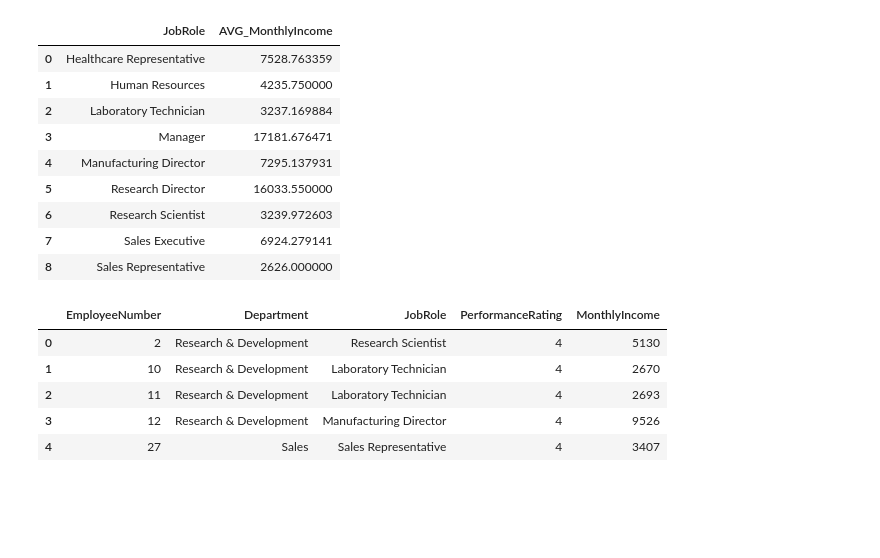
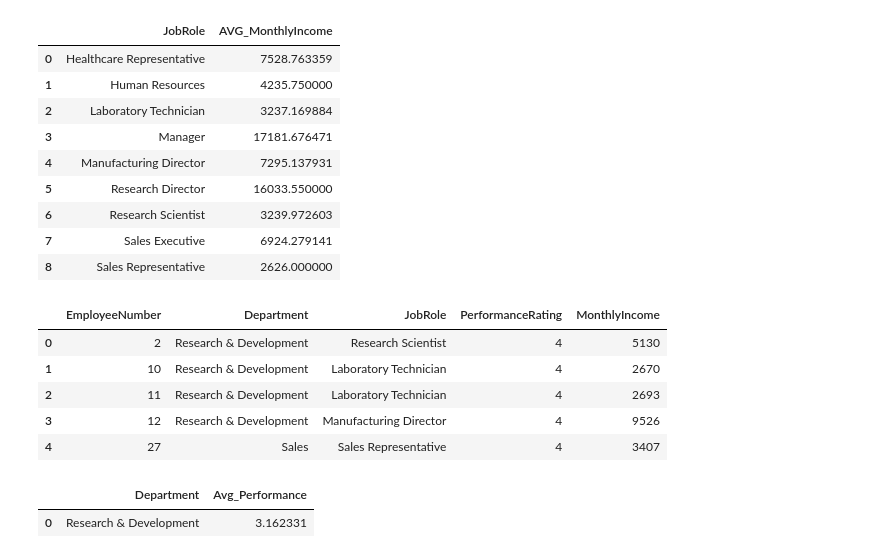
Before and after one commit to ibrahim-alatyan/HR_Analysis_DASHBOARD, a Jupyter notebook: Analysis.ipynb, the cells around one changed output. Drawn from its saved outputs; the diff is of its cells as text; code cells hidden in the pictures; blank space fills up the shorter version.

```diff
--- a/Analysis.ipynb
+++ b/Analysis.ipynb
@@ -282,3 +282,13 @@ top5_Performance_sql
 | 2 | 11 | Research & Development | Laboratory Technician | 4 | 2693 |
 | 3 | 12 | Research & Development | Manufacturing Director | 4 | 9526 |
 | 4 | 27 | Sales | Sales Representative | 4 | 3407 |
+# %%
+#Q5/ Which department has the highest average performance rating?
+highAVG_dep_sql = pd.read_sql_query("""SELECT Department ,AVG(PerformanceRating) as Avg_Performance
+                       FROM employees
+                       GROUP BY Department
+                       ORDER BY Avg_Performance DESC LIMIT 1;""",conn)
+highAVG_dep_sql
+# %% [output]
+|  | Department | Avg_Performance |
+| 0 | Research & Development | 3.162331 |
```
